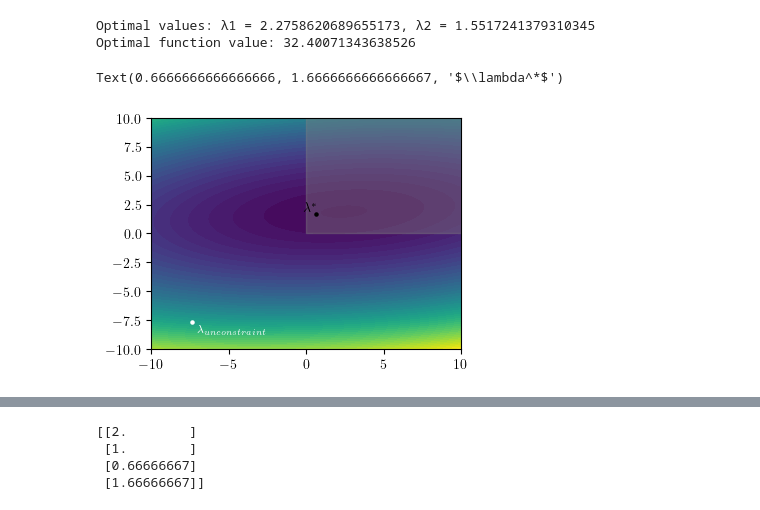
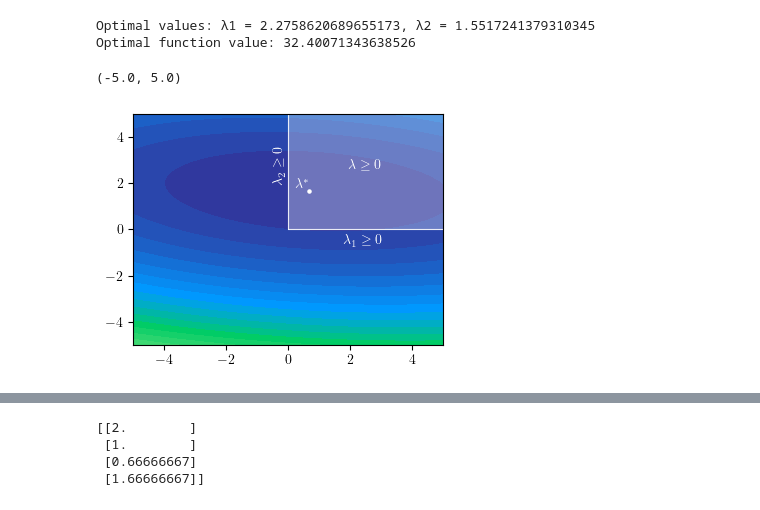
Before and after one commit to ellaschmidtobreick/acc_daqp, a Jupyter notebook: create_example.ipynb, the cells around one changed output, grey strips where cells are left out. Drawn from its saved outputs; the diff is of its cells as text; code cells hidden in the pictures.

```diff
--- a/create_example.ipynb
+++ b/create_example.ipynb
@@ -235,61 +232,61 @@ Optimal function value: 32.40071343638526
 
 # Define the quadratic function
 def quadratic(lam1, lam2):
-    return 1/3*lam1**2 + 7/3*lam2**2 -1/3*lam1*lam2-1*lam1-8*lam2
+    return 1/3*lam1**2 + 7/3*lam2**2 +1/3*lam1*lam2-1*lam1-8*lam2
 
 # Generate x and y values
 x = np.linspace(-10, 10, 100)
 y = np.linspace(-10, 10, 100)
 X, Y = np.meshgrid(x, y)
 Z = quadratic(X, Y)
 
 plt.figure(figsize=(4, 3))
-contour = plt.contourf(X, Y, Z, levels=50, cmap='viridis')
+contour = plt.contourf(X, Y, Z, levels=50, cmap='terrain')
 
 # Define constraints: x + y <= 3 and x - 2y <= 0
 x_vals = np.linspace(0, 10, 100)
 y1 = 0
 y2 = x_vals
-
-# # Plot constraint lines
-# plt.plot(x1, y1, 'r-', label=r'$x + y \leq 3$',color = "black",lw =0.6)
-# angle = np.arctan(-1) * 180 / np.pi
-# print(angle)
-# plt.text(x1[7], y1[7]-0.3, s=r'$[A]_1x = [b]_1$', fontsize=10, color='black', ha='left', va='center',rotation=-37)
-# plt.plot(x2, y2, 'b-', label=r'$x - 2y \leq 0$',color = "black",lw=0.6)
-# plt.text(x2[30], y2[30], s=r'$[A]_2x = [b]_2$', fontsize=10, color='black', ha='right', va='center',rotation=20)
+zeros = np.array([0 for i in x_vals])
+# Plot constraint lines
+plt.plot(zeros, y2, 'r-', label=r'$x + y \leq 3$',color = "white",lw =0.6)
+plt.text(-0.5, y2[30]-0.3, s=r'$\lambda_2 \geq 0$', fontsize=10, color='white', ha='left', va='center',rotation=90)
+plt.plot(x_vals, zeros, 'b-', label=r'$x - 2y \leq 0$',color = "white",lw=0.6)
+plt.text(x_vals[30], -0.5, s=r'$\lambda_1 \geq 0$', fontsize=10, color='white', ha='right', va='center',rotation=00)
 
 
 # unconstraint optimal value
-middle_point = [-22/3,-23/3]
-plt.scatter(middle_point[0],middle_point[1],color = "white", s = 5)
-plt.text(middle_point[0]+0.3, middle_point[1]-0.2, r'$\lambda_{unconstraint} $', fontsize=8, color='white', ha='left', va='top')
+# middle_point = [-22/3,-23/3]
+# plt.scatter(middle_point[0],middle_point[1],color = "white", s = 5)
+# plt.text(middle_point[0]+0.3, middle_point[1]-0.2, r'$\lambda_{unconstraint} $', fontsize=8, color='white', ha='left', va='top')
 
 # Shade the feasible region
-plt.fill_between(x_vals, y1, 10, color='grey', alpha=0.4)
+plt.fill_between(x_vals, y1, 10, color='white', alpha=0.3)
+plt.text(3, 2.5, r'$\lambda \geq 0$', fontsize=10, color='white', ha='right', va='bottom')
 
 # constraint optimal value
-plt.scatter(2/3,5/3,color = "black", s = 5)
-plt.text(2/3, 5/3, r'$\lambda^*$', fontsize=10, color='black', ha='right', va='bottom')
+plt.scatter(2/3,5/3,color = "white", s = 5)
+plt.text(2/3, 5/3, r'$\lambda^*$', fontsize=10, color='white', ha='right', va='bottom')
 
-# # Steps
-# plt.scatter(0,-3,color = "orange", s = 5)
-# plt.text(0, -3-0.2, r'$x_0$', fontsize=10, color='orange', ha='center', va='top')
-# plt.plot([0,0], [-3,0], 'b-', color = "orange",lw=0.8)
-# plt.arrow(0, -1.5, 0,1.5, shape='full', lw=0, length_includes_head=True, head_width=.25,color = "orange")
 
+# Steps
 # plt.scatter(0,0,color = "orange", s = 5)
-# plt.text(0, 0+0.2, r'$x_1$', fontsize=10, color='orange', ha='center', va='bottom')
-# plt.plot([0,2], [0,1], 'b-', color = "orange",lw=0.8)
-# plt.arrow(0, 0, 2,1, shape='full', lw=0, length_includes_head=True, head_width=.25,color = "orange")
+# plt.text(0, 0-0.2, r'$\lambda_0$', fontsize=10, color='orange', ha='center', va='top')
+# plt.plot([0,0], [0,1.714], 'b-', color = "orange",lw=0.8)
+# plt.arrow(0, 0, 0,1.714, shape='full', lw=0, length_includes_head=True, head_width=.25,color = "orange")
 
-# plt.scatter(2,1,color = "orange", s = 5)
-# plt.text(2, 1-0.2, r'$x_2$', fontsize=10, color='orange', ha='center', va='top')
-# # Labels
-# plt.xlim(-5, 5)
-# plt.ylim(-5, 5)
+# plt.scatter(0,1.714,color = "orange", s = 5)
+# plt.text(0, 1.714+0.2, r'$\lambda_1$', fontsize=10, color='orange', ha='center', va='bottom')
+# plt.plot([0,2/3], [1.714,5/3], 'b-', color = "orange",lw=0.8)
+# plt.arrow(0, 2/3, 1.714,5/3, shape='full', lw=0, length_includes_head=True, head_width=.25,color = "orange")
+
+# plt.scatter(2/3,5/3,color = "orange", s = 5)
+# plt.text(2/3, 5/3-0.2, r'$\lambda_2$', fontsize=10, color='orange', ha='center', va='top')
+# Labels
+plt.xlim(-5, 5)
+plt.ylim(-5, 5)
 
 # plt.show()
 # %% [output]
-Text(0.6666666666666666, 1.6666666666666667, '$\\lambda^*$')
+(-5.0, 5.0)
-[figure, old version]
+[figure, new version]
```
Also changed, not shown: parts of 13 cells of this notebook, 4 other files.
